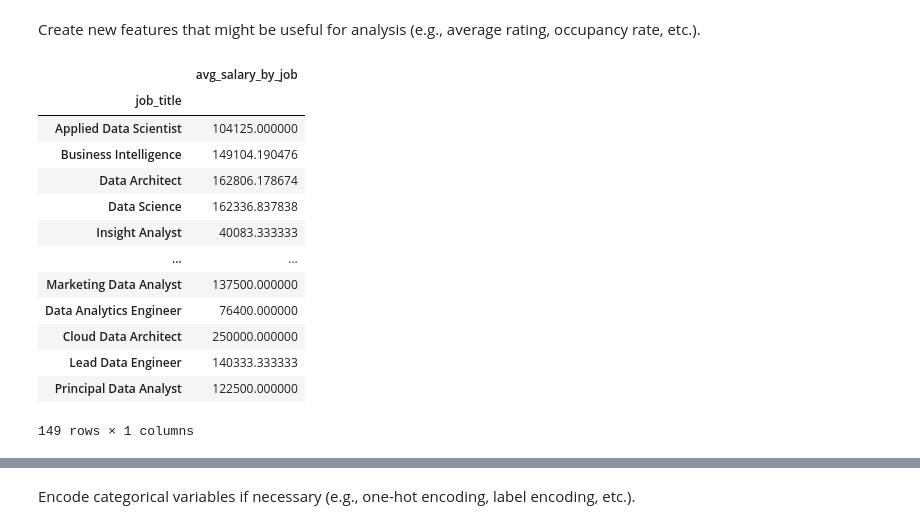
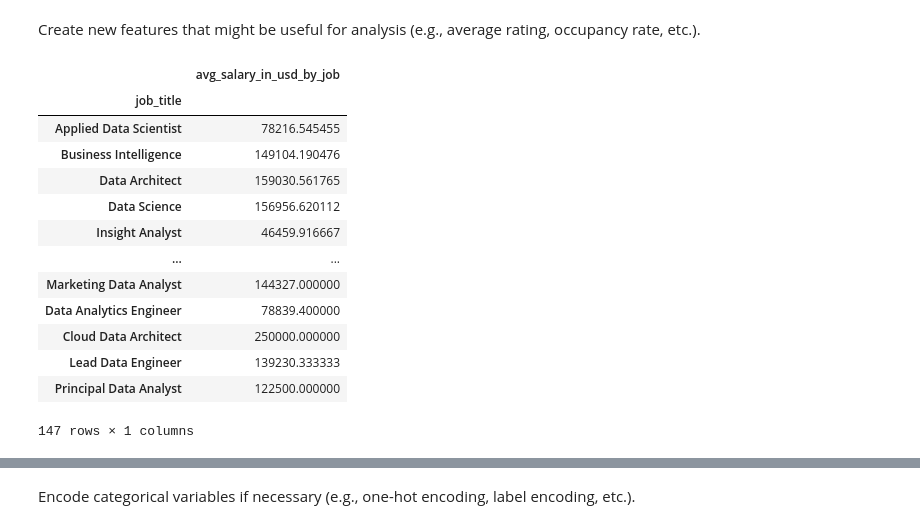
Before and after one commit to Adamixa/Data_field_job_analysis, a Jupyter notebook: notebook.ipynb, the cells around one changed output, grey strips where cells are left out. Saved outputs shown, nothing was run; the diff lists cells and outputs as text; code cells hidden in the pictures.

```diff
--- a/notebook.ipynb
+++ b/notebook.ipynb
@@ -165,0 +180,7 @@ dtype: object
+# %%
+Q1 = df['salary_in_usd'].quantile(0.25)
+Q3 = df['salary_in_usd'].quantile(0.75)
+IQR = Q3-Q1
+# %%
+lower_lim = Q1 - 1.5 * IQR
+upper_lim = Q3 + 1.5 * IQR
@@ -165,0 +195,4 @@ dtype: object
+# %%
+outliers_low = (df['salary_in_usd'] < lower_lim)
+outliers_high = (df['salary_in_usd'] > upper_lim)
+len(df['salary_in_usd']) - (len(df['salary_in_usd'][outliers_low])+(len(df['salary_in_usd'][outliers_high])))
@@ -165,0 +231,2 @@ dtype: object
+# %%
+df = df[~(outliers_high | outliers_low)]
@@ -378,25 +461,25 @@ summary_stats_numerical
 # %% [markdown]
 Create new features that might be useful for analysis (e.g., average rating, occupancy rate, etc.).
 # %%
-avg_salary_by_job = df.groupby('job_title')['salary'].mean() # calc avg salary for unique jobs
+avg_salary_by_job = df.groupby('job_title')['salary_in_usd'].mean() # calc avg salary for unique jobs
 unique_jobs = df['job_title'].unique()
-sample_data = pd.DataFrame({'avg_salary_by_job': avg_salary_by_job[unique_jobs]})
+sample_data = pd.DataFrame({'avg_salary_in_usd_by_job': avg_salary_by_job[unique_jobs]})
 sample_data
 # %% [output]
-|  | avg_salary_by_job |
+|  | avg_salary_in_usd_by_job |
 | job_title |  |
-| Applied Data Scientist | 104125.000000 |
+| Applied Data Scientist | 78216.545455 |
 | Business Intelligence | 149104.190476 |
-| Data Architect | 162806.178674 |
-| Data Science | 162336.837838 |
-| Insight Analyst | 40083.333333 |
+| Data Architect | 159030.561765 |
+| Data Science | 156956.620112 |
+| Insight Analyst | 46459.916667 |
 | ... | ... |
-| Marketing Data Analyst | 137500.000000 |
-| Data Analytics Engineer | 76400.000000 |
+| Marketing Data Analyst | 144327.000000 |
+| Data Analytics Engineer | 78839.400000 |
 | Cloud Data Architect | 250000.000000 |
-| Lead Data Engineer | 140333.333333 |
+| Lead Data Engineer | 139230.333333 |
 | Principal Data Analyst | 122500.000000 |
-149 rows × 1 columns
+147 rows × 1 columns
 # %%
 data_work = df['work_year'].value_counts().reset_index() # calc the frequency occurrences for each unique value in work year
 data_work.columns = ['work_year', 'count']
```
Also changed, not shown: parts of 31 cells of this notebook.
